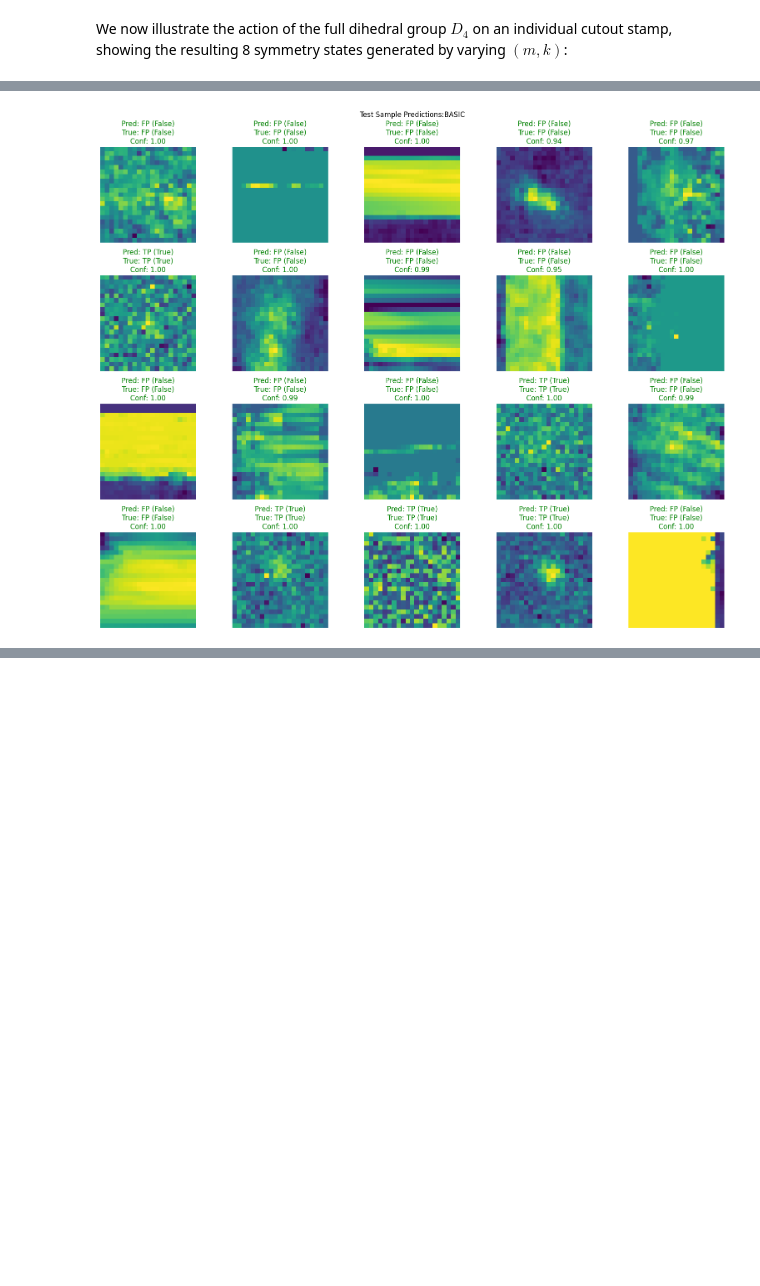
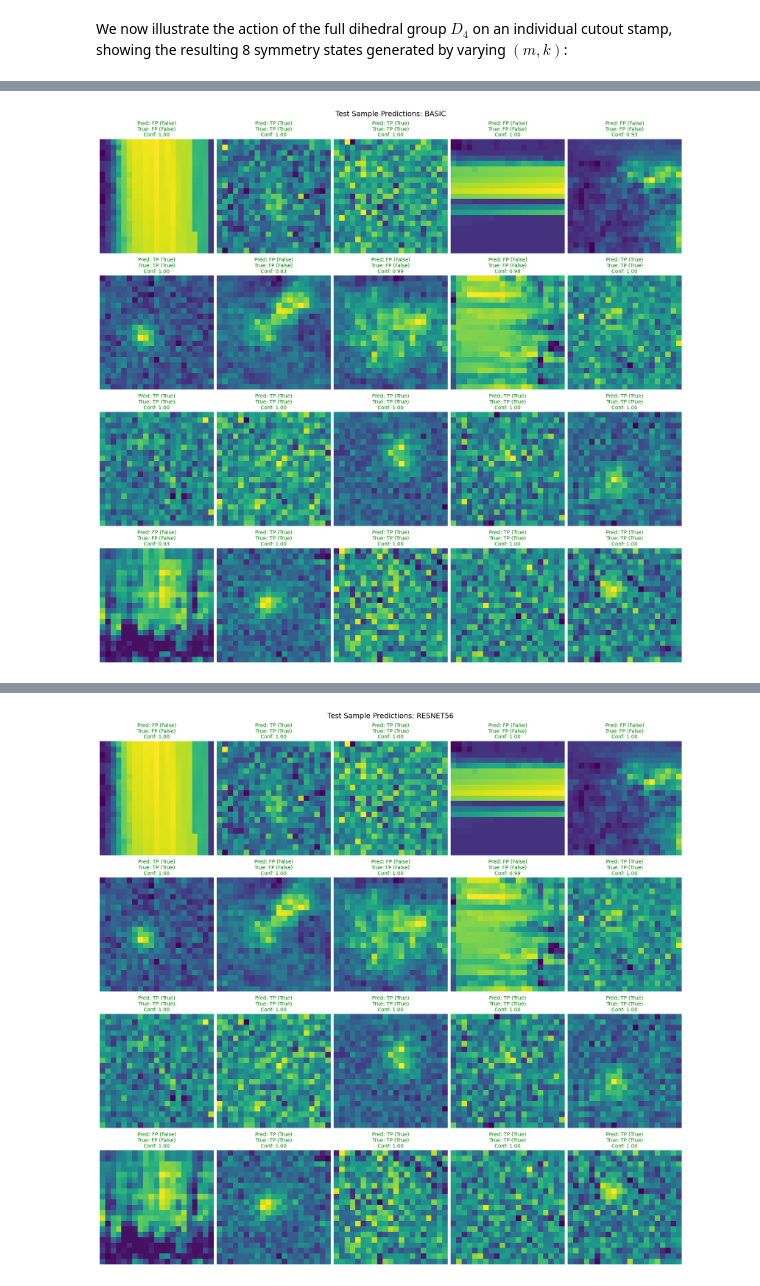
Before and after one commit to jurados/KBMOD-StampNet, a Jupyter notebook: KBMOD-StampNets.ipynb, the cells around one changed output, grey strips where cells are left out. Drawn from its saved outputs; the diff is of its cells as text; code cells hidden in the pictures; blank space fills up the shorter version.

```diff
--- a/KBMOD-StampNets.ipynb
+++ b/KBMOD-StampNets.ipynb
@@ -684,16 +683,14 @@ def dataloader(Falses, Trues, batch_size=64, shuffle=True, random_seed=42, verbo
 
     return loader
 
-batch_size = 64
-
 print("--- Training Set ---")
-train_dataloader = dataloader(false_train_median, true_train_median, batch_size=batch_size, shuffle=True, verbose=True)
+train_dataloader = dataloader(false_train_median, true_train_median, batch_size=512, shuffle=True, verbose=True)
 
 print("\n--- Validation Set ---")
-val_dataloader   = dataloader(false_val_median, true_val_median, batch_size=batch_size, shuffle=False, verbose=True)
+val_dataloader   = dataloader(false_val_median, true_val_median, batch_size=512, shuffle=False, verbose=True)
 
 print("\n--- Test Set ---")
-test_dataloader  = dataloader(false_test_median, true_test_median, batch_size=batch_size, shuffle=False, verbose=True)
+test_dataloader  = dataloader(false_test_median, true_test_median, batch_size=512, shuffle=False, verbose=True)
 # %% [output]
 --- Training Set ---
 Dataset summary -> X: (239540, 1, 21, 21) | y: (239540,) | Clases: [0, 1]
@@ -1040,5 +946,5 @@ INFO:lightning.pytorch.utilities.rank_zero:`Trainer.fit` stopped: `max_epochs=2`
 # %%
-MODELS = ['basic']#, 'resnet56', 'resnet50']
+MODELS = ['basic', 'resnet56', 'resnet50']
 results_metrics, results_predictions = {}, {}
 
 for model in MODELS:
@@ -1047,7 +953,7 @@ for model in MODELS:
     metrics_callback = MetricsCallback()
 
     trainer = L.Trainer(
-        max_epochs  = 2,
+        max_epochs  = 20,
         accelerator = "auto",
         devices     = 1,
         callbacks   = [metrics_callback]
@@ -1201,5 +1124,7 @@ for model in MODELS:
     disp.plot(cmap="Blues", ax=ax, colorbar=False)
     fig.colorbar(disp.im_, ax=ax, fraction=0.046, pad=0.04)
     plt.title(f"Confusion Matrix for {model.upper()}")
-plt.show()
+    plt.savefig(f'confusion_matrix_{model}.png', dpi=300)
+    files.download(f'confusion_matrix_{model}.png')
+    plt.show()
 # %% [output]
@@ -1208,7 +1141,7 @@ plt.show()
 n = 20
 num_cols = 5; num_rows = (n + num_cols - 1) // num_cols
 
-total_test  = len(results_predictions[MODELS[0]]['true_labels'])
+total_test  = len(results_predictions[MODELS[1]]['true_labels'])
 random_indx = np.random.choice(total_test, size=n, replace=False)
 
 test_dataset = test_dataloader.dataset
@@ -1216,8 +1149,12 @@ test_dataset = test_dataloader.dataset
 class_names = {0: "FP (False)", 1: "TP (True)"}
 
 for model in MODELS:
-    fig, ax = plt.subplots(nrows=num_rows, ncols=num_cols, figsize=(16, 3.2 * num_rows))
-    fig.suptitle(f'Test Sample Predictions:{model.upper()}')
+    fig, ax = plt.subplots(
+        nrows=num_rows, ncols=num_cols,
+        figsize=(16, 3.8 * num_rows),
+        layout="constrained",
+    )
+    fig.suptitle(f'Test Sample Predictions: {model.upper()}', fontsize=14)
     ax = ax.flatten()
 
     # Retrieve the probabilities for the current model
@@ -1231,19 +1168,19 @@ for model in MODELS:
         true_class = int(trues[idx])
         conf       = probs[idx][pred_class]
 
-        is_correct = (pred_class == true_class)
-        title_color = "green" if is_correct else "red"
+        title_color = "green" if pred_class == true_class else "red"
 
-        img = ax[i].imshow(img.squeeze().cpu().numpy(), cmap='viridis')
+        ax[i].imshow(img.squeeze().cpu().numpy(), cmap='viridis')
         ax[i].set_title(
-            f"Pred: {class_names[pred_class]}\nTrue: {class_names[true_class]}\nConf: {conf:.2f}",
-            color=title_color,
+             f"Pred: {class_names[pred_class]}\nTrue: {class_names[true_class]}\nConf: {conf:.2f}",
+            color=title_color, fontsize=10,
         )
         ax[i].axis("off")
 
     for j in range(n, len(ax)):
         ax[j].axis("off")
 
-plt.tight_layout()
-plt.show()
+    plt.savefig(f'test_predictions_{model}.png', dpi=300)
+    files.download(f'test_predictions_{model}.png')
+    plt.show()
 # %% [output]
@@ -1250 +1189 @@ plt.show()
-[figure, old version]
+[figure, new version]
@@ -1250,0 +1192 @@ plt.show()
+[figure, added]
```
Also changed, not shown: parts of 14 cells of this notebook.
